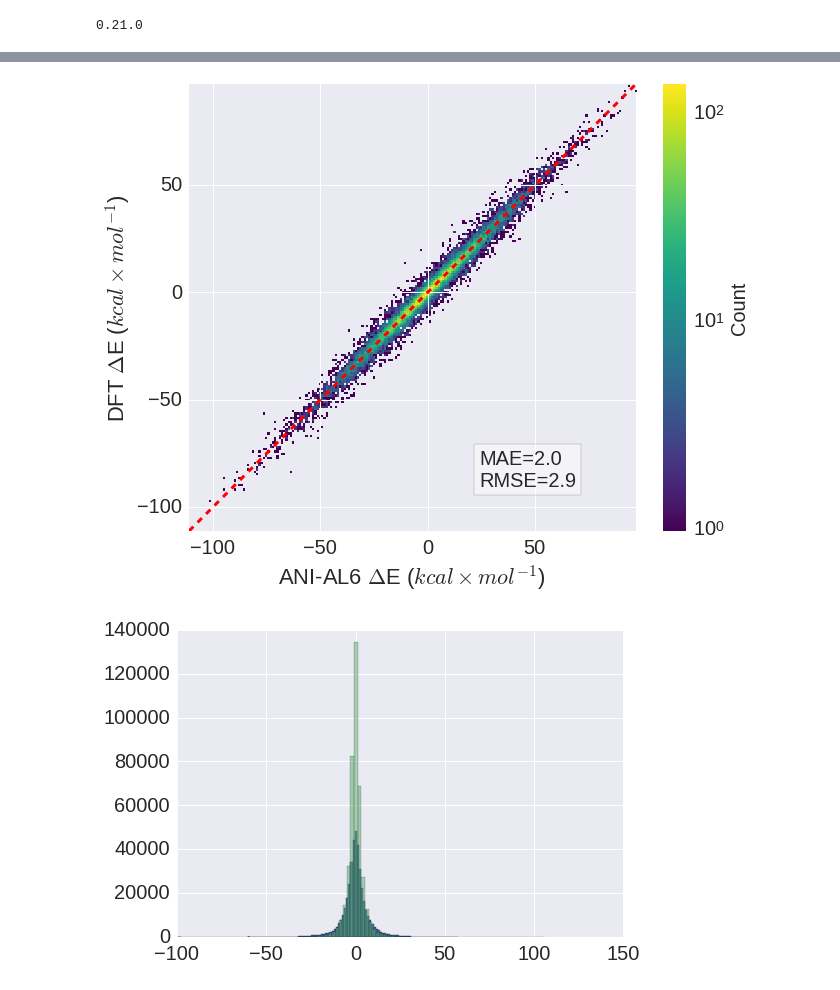
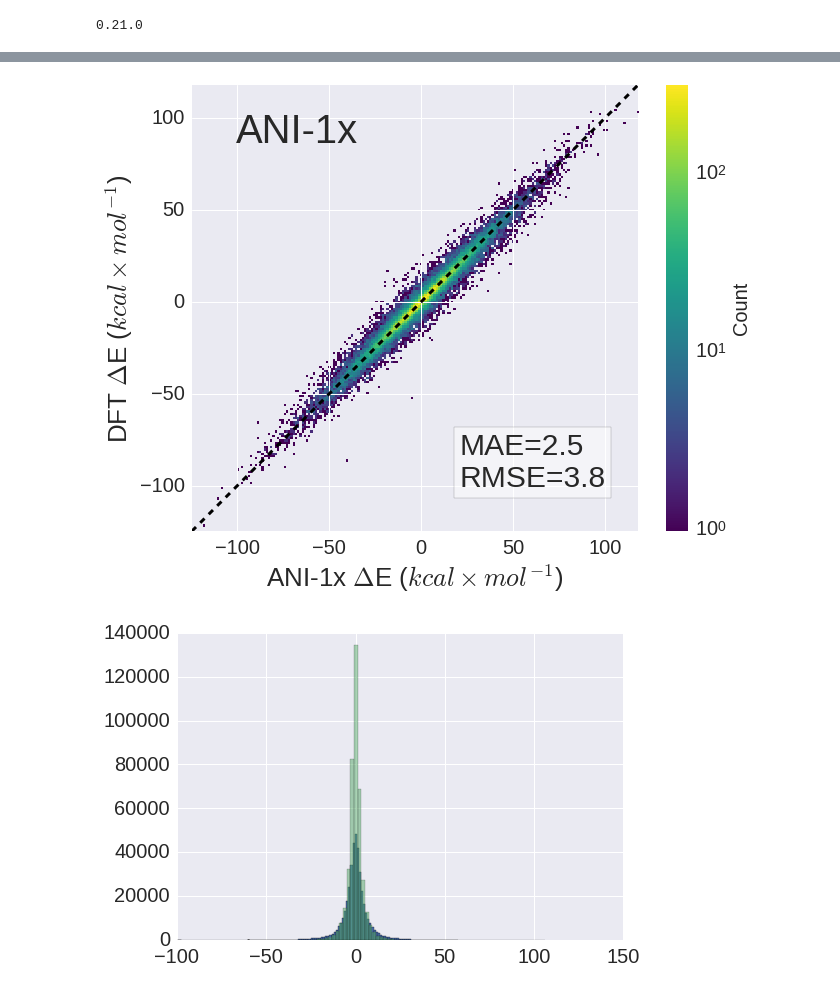
Before and after one commit to Jussmith01/ANI-Tools, a Jupyter notebook: notebooks/cmp_eval_ind_ts_data.ipynb, the cells around one changed output, grey strips where cells are left out. Cells and saved outputs as stored; diff of their text form; code cells hidden in the pictures.

```diff
--- a/notebooks/cmp_eval_ind_ts_data.ipynb
+++ b/notebooks/cmp_eval_ind_ts_data.ipynb
@@ -26,9 +26,9 @@ xls_store = '/home/jujuman/Dropbox/ANAKIN-ME-RESEARCH/PUBLICATION-ActiveLearning
 frc_xlsx = '/home/jujuman/Dropbox/ANAKIN-ME-RESEARCH/PUBLICATION-ActiveLearning/tables/MDBenchmark_frcErrorperMolecule_ANI-9.0.5.xlsx'
 ani_version = 'ANI-9.0.5'
 
-fdir_wb97 = '/home/jujuman/Research/extensibility_test_sets/ani_md_benchmark/data_big/data/'
-fdir_dftb = '/home/jujuman/Research/extensibility_test_sets/ani_md_benchmark/test_dftb/data/'
-fdir_pm6 = '/home/jujuman/Research/extensibility_test_sets/ani_md_benchmark/test_pm6/data/'
+fdir_wb97 = '/home/jujuman/Research/extensibility_test_sets/COMP6v1/ani_md_benchmark/data_big/data/'
+fdir_dftb = '/home/jujuman/Research/extensibility_test_sets/COMP6v1/ani_md_benchmark/test_dftb/data/'
+fdir_pm6 = '/home/jujuman/Research/extensibility_test_sets/COMP6v1/ani_md_benchmark/test_pm6/data/'
 
 wkdir = '/home/jujuman/Research/DataReductionMethods/train_test/ANI-9.0.4_netarch7'
 #wkdir = '/home/jujuman/Research/ANI-validation/'
@@ -375,30 +379,32 @@ import matplotlib as mpl
 
 from matplotlib.backends.backend_pdf import PdfPages
 # %%
-storepath = '/home/jujuman/Dropbox/ANAKIN-ME-RESEARCH/PUBLICATION-ActiveLearning/Figures/force_ANIMD_compare_TrpCage1L2Y.pdf'
+storepath = '/home/jujuman/Dropbox/ANAKIN-ME-RESEARCH/PUBLICATION-ActiveLearning/Figures/force_ANIMD_compare_complete.pdf'
 
-label_size = 20
+label_size = 24
 mpl.rcParams['xtick.labelsize'] = label_size
 mpl.rcParams['ytick.labelsize'] = label_size
 
 #'$F_{dft}$' + r' $(kcal \times mol^{-1} \times \AA^{-1})$'
 
 fig, axes = plt.subplots(1, 3, figsize=[30,8], sharex=True, sharey=True, gridspec_kw = {'width_ratios':[1, 1, 1.2]})
-cmap = mpl.cm.viridis
+cmap = mpl.cm.nipy_spectral
 
-#bin1 = aes.plot_corr_dist_axes(axes[0], Forces['ANI'], Forces['DFT'], cmap, r'ANI-AL6 Force ($kcal \times mol^{-1} \times \AA^{-1}$)', r'DFT Force ($kcal \times mol^{-1} \times \AA^{-1}$)')
+#cmap = sns.color_palette("Spectral", as_cmap=True)
+
+bin1 = aes.plot_corr_dist_axes(axes[0], Forces['ANI'], Forces['DFT'], cmap, r'ANI-1x Force ($kcal \times mol^{-1} \times \AA^{-1}$)', r'DFT Force ($kcal \times mol^{-1} \times \AA^{-1}$)','ANI-1x')
+heights = bin1[0]
+bin2 = aes.plot_corr_dist_axes(axes[1], Forces['DFTB'], Forces['DFT'], cmap, r'DFTB Force ($kcal \times mol^{-1} \times \AA^{-1}$)', '','DFTB', 1, heights.max())
+bin3 = aes.plot_corr_dist_axes(axes[2], Forces['PM6'], Forces['DFT'], cmap, r'PM6 Force ($kcal \times mol^{-1} \times \AA^{-1}$)', '','PM6', 1, heights.max())
+
+#bin1 = aes.plot_corr_dist_axes(axes[0], forces['ANI']['TrpCage1L2Y'], forces['DFT']['TrpCage1L2Y'], cmap, r'ANI-1x Force ($kcal \times mol^{-1} \times \AA^{-1}$)', r'DFT Force ($kcal \times mol^{-1} \times \AA^{-1}$)')
 #heights = bin1[0]
-#bin2 = aes.plot_corr_dist_axes(axes[1], Forces['DFTB'], Forces['DFT'], cmap, r'DFTB Force ($kcal \times mol^{-1} \times \AA^{-1}$)', '', 1, heights.max())
-#bin3 = aes.plot_corr_dist_axes(axes[2], Forces['PM6'], Forces['DFT'], cmap, r'PM6 Force ($kcal \times mol^{-1} \times \AA^{-1}$)', '', 1, heights.max())
-
-bin1 = aes.plot_corr_dist_axes(axes[0], forces['ANI']['TrpCage1L2Y'], forces['DFT']['TrpCage1L2Y'], cmap, r'ANI-AL6 Force ($kcal \times mol^{-1} \times \AA^{-1}$)', r'DFT Force ($kcal \times mol^{-1} \times \AA^{-1}$)')
-heights = bin1[0]
-bin2 = aes.plot_corr_dist_axes(axes[1], forces['DFTB']['TrpCage1L2Y'], forces['DFT']['TrpCage1L2Y'], cmap, r'DFTB Force ($kcal \times mol^{-1} \times \AA^{-1}$)', '', 1, heights.max())
-bin3 = aes.plot_corr_dist_axes(axes[2], forces['PM6']['TrpCage1L2Y'], forces['DFT']['TrpCage1L2Y'], cmap, r'PM6 Force ($kcal \times mol^{-1} \times \AA^{-1}$)', '', 1, heights.max())
+#bin2 = aes.plot_corr_dist_axes(axes[1], forces['DFTB']['TrpCage1L2Y'], forces['DFT']['TrpCage1L2Y'], cmap, r'DFTB Force ($kcal \times mol^{-1} \times \AA^{-1}$)', '', 1, heights.max())
+#bin3 = aes.plot_corr_dist_axes(axes[2], forces['PM6']['TrpCage1L2Y'], forces['DFT']['TrpCage1L2Y'], cmap, r'PM6 Force ($kcal \times mol^{-1} \times \AA^{-1}$)', '', 1, heights.max())
 
 cb1 = fig.colorbar(bin2[-1], cmap=cmap)
-cb1.set_label('Count', fontsize=20)
-
+cb1.set_label('Count', fontsize=26)
+cb1.ax.tick_params(labelsize=30)
 #aes.add_inset_histogram(Forces['ANI'], Forces['DFT'], pos=[0.15, 0.636, .07, .235], ylim=[0, 1200], xlim=[-25, 25])
 #aes.add_inset_histogram(Forces['DFTB'], Forces['DFT'], pos=[0.41, 0.636, .07, .235], ylim=[0, 1200], xlim=[-25, 25])
 #aes.add_inset_histogram(Forces['PM6'], Forces['DFT'], pos=[0.67, 0.636, .07, .235], ylim=[0, 1200], xlim=[-25, 25])
@@ -412,32 +418,32 @@ pp.close()
 # %%
 storepath = '/home/jujuman/Dropbox/ANAKIN-ME-RESEARCH/PUBLICATION-ActiveLearning/Figures/denergy_ANIMD_compare.pdf'
 
 label_size = 20
 mpl.rcParams['xtick.labelsize'] = label_size
 mpl.rcParams['ytick.labelsize'] = label_size
 
 #'$F_{dft}$' + r' $(kcal \times mol^{-1} \times \AA^{-1})$'
 
 fig, axes = plt.subplots(1, 1, figsize=[10,8])
 cmap = mpl.cm.viridis
 
-bin1 = aes.plot_corr_dist_axes(axes, forces['ANI']['Fentanyl'], forces['DFT']['Fentanyl'], cmap, r'ANI-AL6 $\Delta$E ($kcal \times mol^{-1}$)', r'DFT $\Delta$E ($kcal \times mol^{-1}$)')
+bin1 = aes.plot_corr_dist_axes(axes, forces['ANI']['Atazanavir'], forces['DFT']['Atazanavir'], cmap, r'ANI-1x $\Delta$E ($kcal \times mol^{-1}$)', r'DFT $\Delta$E ($kcal \times mol^{-1}$)','ANI-1x')
 
 cb1 = fig.colorbar(bin1[-1], cmap=cmap)
 cb1.set_label('Count', fontsize=20)
 
 #aes.add_inset_histogram(Forces['ANI'], Forces['DFT'], pos=[0.15, 0.636, .07, .235], ylim=[0, 1200], xlim=[-25, 25])
 #aes.add_inset_histogram(Forces['DFTB'], Forces['DFT'], pos=[0.41, 0.636, .07, .235], ylim=[0, 1200], xlim=[-25, 25])
 #aes.add_inset_histogram(Forces['PM6'], Forces['DFT'], pos=[0.67, 0.636, .07, .235], ylim=[0, 1200], xlim=[-25, 25])
 #add_inset_histogram(ax, Xa, Xp)
 #add_inset_histogram(ax, Xa, Xp)
 
 plt.show()
 #pp = PdfPages(storepath)
 #pp.savefig(fig)
 #pp.close()
 # %% [output]
-[figure, old version]
+[figure, new version]
 # %%
 plt.hist(Forces['DFTB'] - Forces['DFT'],bins=100)
 plt.hist(Forces['ANI'] - Forces['DFT'],bins=100, alpha=0.5)
```
Also changed, not shown: parts of 2 cells of this notebook, 12 other files.
